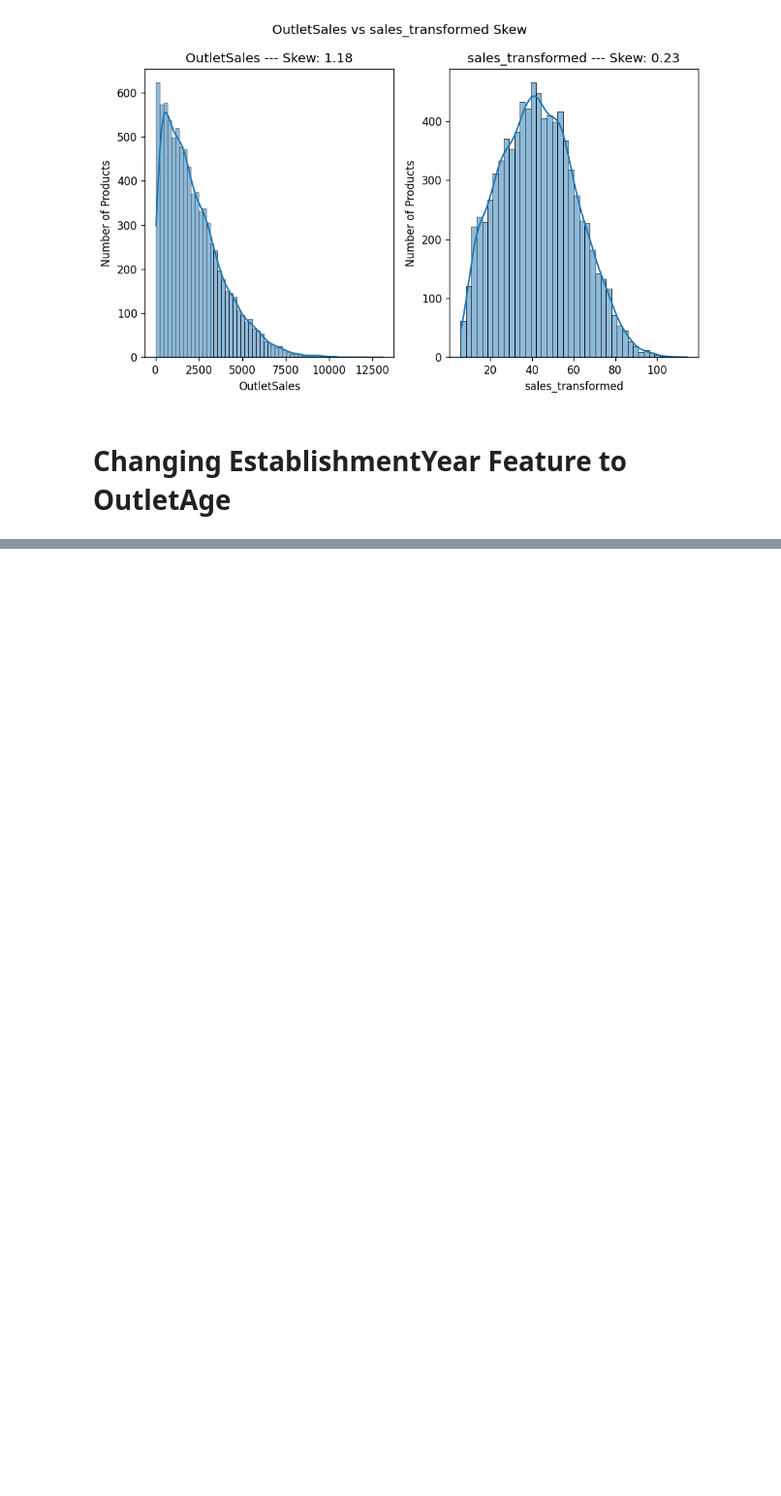
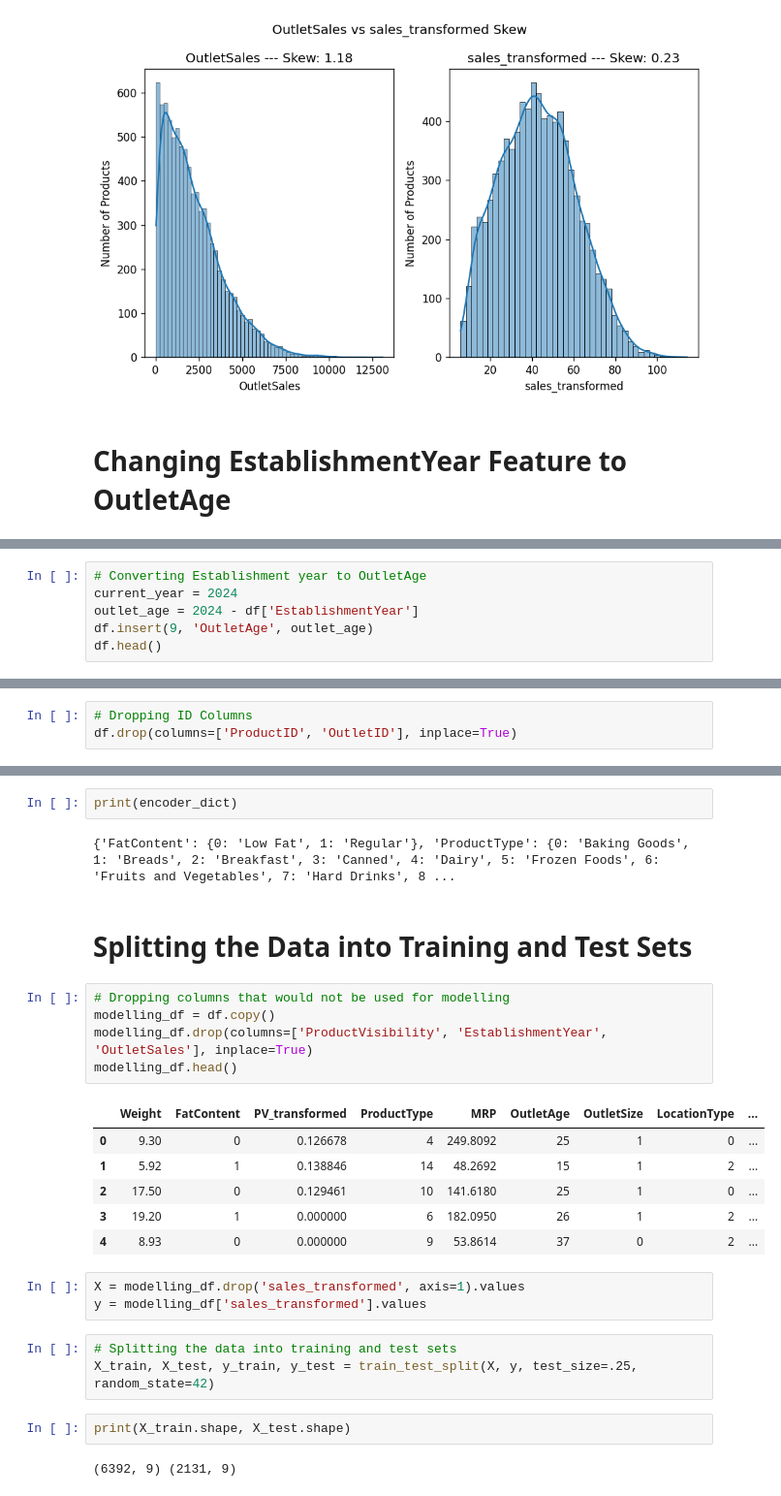
Before and after one commit to DejusDevspace/bigmart-sales-prediction, a Jupyter notebook: bigmart.ipynb, the cells around one changed output, grey strips where cells are left out. Shown at 97% size. Cells and saved outputs as stored; diff of their text form; blank space fills up the shorter version.

Commit message:
models_

```diff
--- a/bigmart.ipynb
+++ b/bigmart.ipynb
@@ -427,0 +445,6 @@ plt.show()
+# %%
+# Converting Establishment year to OutletAge
+current_year = 2024
+outlet_age = 2024 - df['EstablishmentYear']
+df.insert(9, 'OutletAge', outlet_age)
+df.head()
@@ -427,0 +464,3 @@ plt.show()
+# %%
+# Dropping ID Columns
+df.drop(columns=['ProductID', 'OutletID'], inplace=True)
@@ -427,0 +492,28 @@ plt.show()
+# %%
+print(encoder_dict)
+# %% [output]
+{'FatContent': {0: 'Low Fat', 1: 'Regular'}, 'ProductType': {0: 'Baking Goods', 1: 'Breads', 2: 'Breakfast', 3: 'Canned', 4: 'Dairy', 5: 'Frozen Foods', 6: 'Fruits and Vegetables', 7: 'Hard Drinks', 8 ...
+# %% [markdown]
+# Splitting the Data into Training and Test Sets
+# %%
+# Dropping columns that would not be used for modelling
+modelling_df = df.copy()
+modelling_df.drop(columns=['ProductVisibility', 'EstablishmentYear', 'OutletSales'], inplace=True)
+modelling_df.head()
+# %% [output]
+|  | Weight | FatContent | PV_transformed | ProductType | MRP | OutletAge | OutletSize | LocationType | ... |
+| 0 | 9.30 | 0 | 0.126678 | 4 | 249.8092 | 25 | 1 | 0 | ... |
+| 1 | 5.92 | 1 | 0.138846 | 14 | 48.2692 | 15 | 1 | 2 | ... |
+| 2 | 17.50 | 0 | 0.129461 | 10 | 141.6180 | 25 | 1 | 0 | ... |
+| 3 | 19.20 | 1 | 0.000000 | 6 | 182.0950 | 26 | 1 | 2 | ... |
+| 4 | 8.93 | 0 | 0.000000 | 9 | 53.8614 | 37 | 0 | 2 | ... |
+# %%
+X = modelling_df.drop('sales_transformed', axis=1).values
+y = modelling_df['sales_transformed'].values
+# %%
+# Splitting the data into training and test sets
+X_train, X_test, y_train, y_test = train_test_split(X, y, test_size=.25, random_state=42)
+# %%
+print(X_train.shape, X_test.shape)
+# %% [output]
+(6392, 9) (2131, 9)
```
Also changed, not shown: parts of 17 cells of this notebook.
